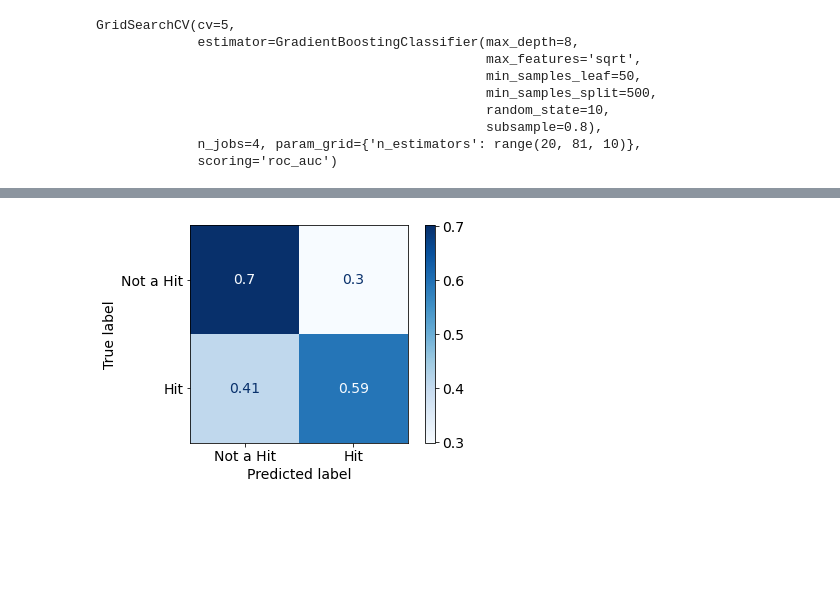
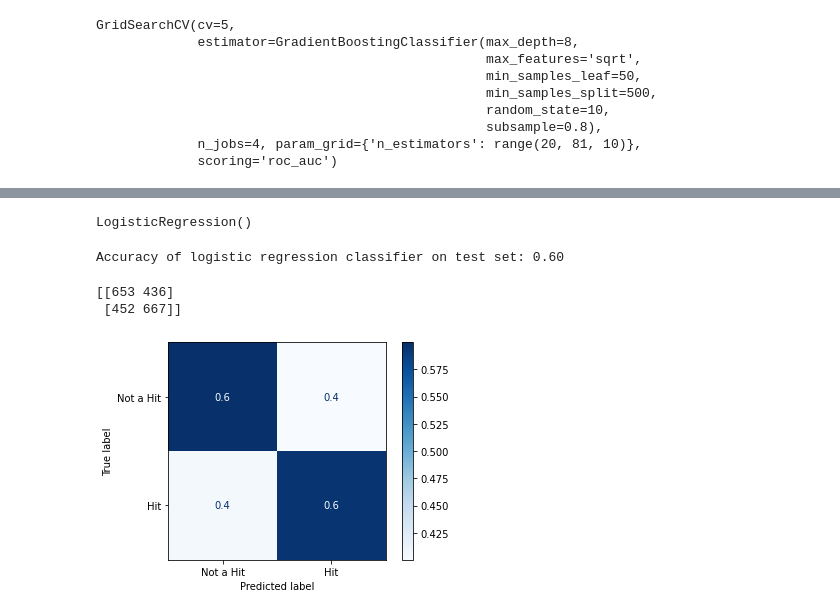
Before and after one commit to kunalrye/spotify_hits, a Jupyter notebook: Modeling.ipynb, the cells around one changed output, grey strips where cells are left out. Drawn from its saved outputs; the diff is of its cells as text; code cells hidden in the pictures; blank space fills up the shorter version.

```diff
--- a/Modeling.ipynb
+++ b/Modeling.ipynb
@@ -596,0 +559,4 @@ Index(['danceability', 'energy', 'key', 'loudness', 'mode', 'speechiness',
+# %%
+# Define the X and y matrices
+X = data[all_features]
+y = data[target_variable]
@@ -596,0 +568,6 @@ Index(['danceability', 'energy', 'key', 'loudness', 'mode', 'speechiness',
+# %%
+logreg = LogisticRegression()
+rfe = RFE(estimator=LogisticRegression(), n_features_to_select=10)
+rfe = rfe.fit(X_train, np.asarray(y_train).ravel())
+print(rfe.support_)
+print(rfe.ranking_)
@@ -596,0 +595,5 @@ Index(['danceability', 'energy', 'key', 'loudness', 'mode', 'speechiness',
+# %%
+# select the features selected by RFE
+f = rfe.get_support(1)
+X_train_log = X_train[X_train.columns[f]]
+X_test_log = X_test[X_test.columns[f]]
@@ -597,5 +610,22 @@ Index(['danceability', 'energy', 'key', 'loudness', 'mode', 'speechiness',
+# %%
+logreg = LogisticRegression()
+logreg.fit(X_train_log, np.asarray(y_train).ravel())
+# %% [output]
+LogisticRegression()
+# %%
+y_pred = logreg.predict(X_test_log)
+print('Accuracy of logistic regression classifier on test set: {:.2f}'.format(logreg.score(X_test_log, y_test)))
+# %% [output]
+Accuracy of logistic regression classifier on test set: 0.60
+# %%
+from sklearn.metrics import confusion_matrix
+confusion_matrix = confusion_matrix(y_test, y_pred)
+print(confusion_matrix)
+# %% [output]
+[[653 436]
+ [452 667]]
 # %%
 from sklearn.metrics import plot_confusion_matrix
-disp = plot_confusion_matrix(boosting_tuned, X_test, y_test, display_labels=['Not a Hit', 'Hit'], cmap = plt.cm.Blues, normalize='true')
+disp = plot_confusion_matrix(logreg, X_test_log, y_test, display_labels=['Not a Hit', 'Hit'], cmap = plt.cm.Blues, normalize='true')
 # %% [output]
-[figure, old version]
+[figure, new version]
```
Also changed, not shown: parts of 126 cells of this notebook, 1 other file.
